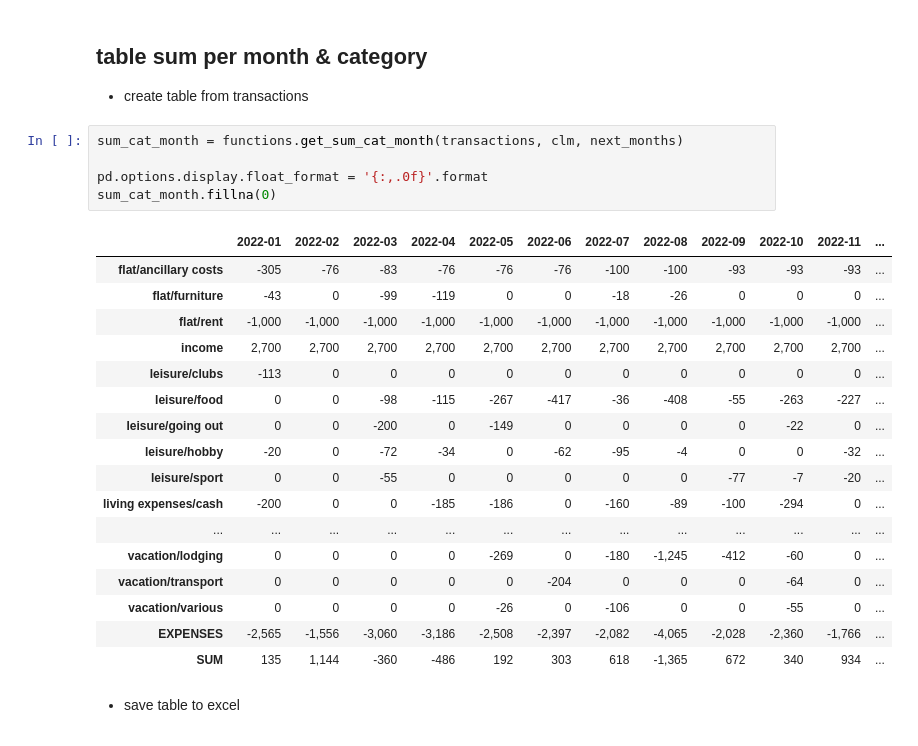
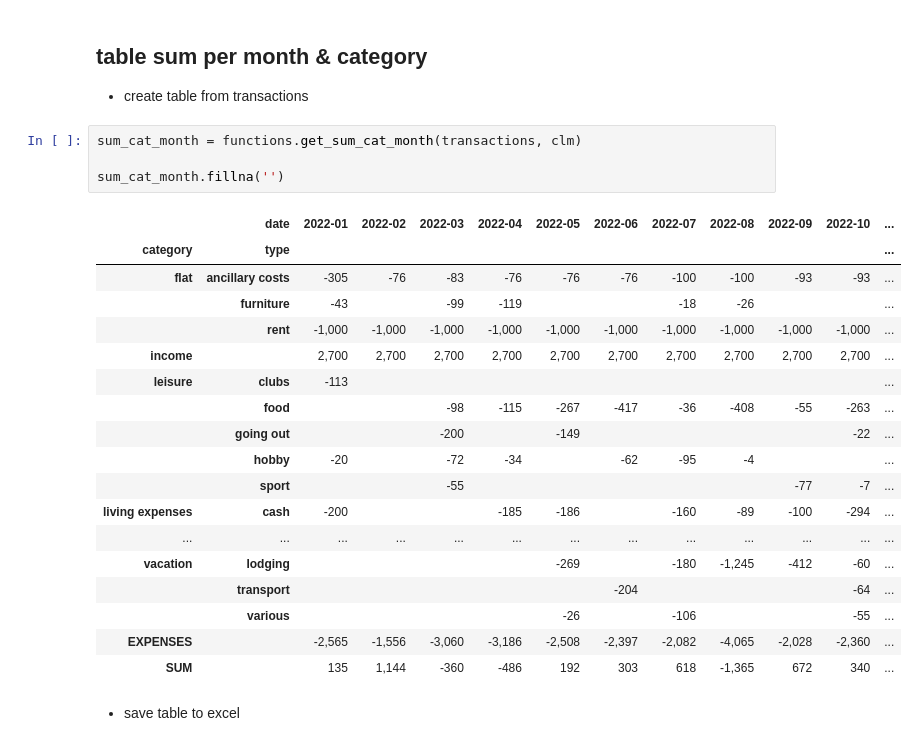
Before and after one commit to gerritnowald/budget_book, a Jupyter notebook: analysis.ipynb, the cells around one changed output. Cells and saved outputs as stored; diff of their text form.

```diff
--- a/analysis.ipynb
+++ b/analysis.ipynb
@@ -57,28 +52,28 @@ transactions = transactions.query('date.dt.year >= @year and date.dt.year < @yea
 ## table sum per month & category
 - create table from transactions
 # %%
-sum_cat_month = functions.get_sum_cat_month(transactions, clm, next_months)
+sum_cat_month = functions.get_sum_cat_month(transactions, clm)
 
-pd.options.display.float_format = '{:,.0f}'.format
-sum_cat_month.fillna(0)
+sum_cat_month.fillna('')
 # %% [output]
-|  | 2022-01 | 2022-02 | 2022-03 | 2022-04 | 2022-05 | 2022-06 | 2022-07 | 2022-08 | 2022-09 | 2022-10 | 2022-11 | ... |
-| flat/ancillary costs | -305 | -76 | -83 | -76 | -76 | -76 | -100 | -100 | -93 | -93 | -93 | ... |
-| flat/furniture | -43 | 0 | -99 | -119 | 0 | 0 | -18 | -26 | 0 | 0 | 0 | ... |
-| flat/rent | -1,000 | -1,000 | -1,000 | -1,000 | -1,000 | -1,000 | -1,000 | -1,000 | -1,000 | -1,000 | -1,000 | ... |
-| income | 2,700 | 2,700 | 2,700 | 2,700 | 2,700 | 2,700 | 2,700 | 2,700 | 2,700 | 2,700 | 2,700 | ... |
-| leisure/clubs | -113 | 0 | 0 | 0 | 0 | 0 | 0 | 0 | 0 | 0 | 0 | ... |
-| leisure/food | 0 | 0 | -98 | -115 | -267 | -417 | -36 | -408 | -55 | -263 | -227 | ... |
-| leisure/going out | 0 | 0 | -200 | 0 | -149 | 0 | 0 | 0 | 0 | -22 | 0 | ... |
-| leisure/hobby | -20 | 0 | -72 | -34 | 0 | -62 | -95 | -4 | 0 | 0 | -32 | ... |
-| leisure/sport | 0 | 0 | -55 | 0 | 0 | 0 | 0 | 0 | -77 | -7 | -20 | ... |
-| living expenses/cash | -200 | 0 | 0 | -185 | -186 | 0 | -160 | -89 | -100 | -294 | 0 | ... |
+|  | date | 2022-01 | 2022-02 | 2022-03 | 2022-04 | 2022-05 | 2022-06 | 2022-07 | 2022-08 | 2022-09 | 2022-10 | ... |
+| category | type |  |  |  |  |  |  |  |  |  |  | ... |
+| flat | ancillary costs | -305 | -76 | -83 | -76 | -76 | -76 | -100 | -100 | -93 | -93 | ... |
+|  | furniture | -43 |  | -99 | -119 |  |  | -18 | -26 |  |  | ... |
+|  | rent | -1,000 | -1,000 | -1,000 | -1,000 | -1,000 | -1,000 | -1,000 | -1,000 | -1,000 | -1,000 | ... |
+| income |  | 2,700 | 2,700 | 2,700 | 2,700 | 2,700 | 2,700 | 2,700 | 2,700 | 2,700 | 2,700 | ... |
+| leisure | clubs | -113 |  |  |  |  |  |  |  |  |  | ... |
+|  | food |  |  | -98 | -115 | -267 | -417 | -36 | -408 | -55 | -263 | ... |
+|  | going out |  |  | -200 |  | -149 |  |  |  |  | -22 | ... |
+|  | hobby | -20 |  | -72 | -34 |  | -62 | -95 | -4 |  |  | ... |
+|  | sport |  |  | -55 |  |  |  |  |  | -77 | -7 | ... |
+| living expenses | cash | -200 |  |  | -185 | -186 |  | -160 | -89 | -100 | -294 | ... |
 | ... | ... | ... | ... | ... | ... | ... | ... | ... | ... | ... | ... | ... |
-| vacation/lodging | 0 | 0 | 0 | 0 | -269 | 0 | -180 | -1,245 | -412 | -60 | 0 | ... |
-| vacation/transport | 0 | 0 | 0 | 0 | 0 | -204 | 0 | 0 | 0 | -64 | 0 | ... |
-| vacation/various | 0 | 0 | 0 | 0 | -26 | 0 | -106 | 0 | 0 | -55 | 0 | ... |
-| EXPENSES | -2,565 | -1,556 | -3,060 | -3,186 | -2,508 | -2,397 | -2,082 | -4,065 | -2,028 | -2,360 | -1,766 | ... |
-| SUM | 135 | 1,144 | -360 | -486 | 192 | 303 | 618 | -1,365 | 672 | 340 | 934 | ... |
+| vacation | lodging |  |  |  |  | -269 |  | -180 | -1,245 | -412 | -60 | ... |
+|  | transport |  |  |  |  |  | -204 |  |  |  | -64 | ... |
+|  | various |  |  |  |  | -26 |  | -106 |  |  | -55 | ... |
+| EXPENSES |  | -2,565 | -1,556 | -3,060 | -3,186 | -2,508 | -2,397 | -2,082 | -4,065 | -2,028 | -2,360 | ... |
+| SUM |  | 135 | 1,144 | -360 | -486 | 192 | 303 | 618 | -1,365 | 672 | 340 | ... |
 # %% [markdown]
 - save table to excel
 # %%
```
Also changed, not shown: parts of 17 cells of this notebook, 2 other files.
